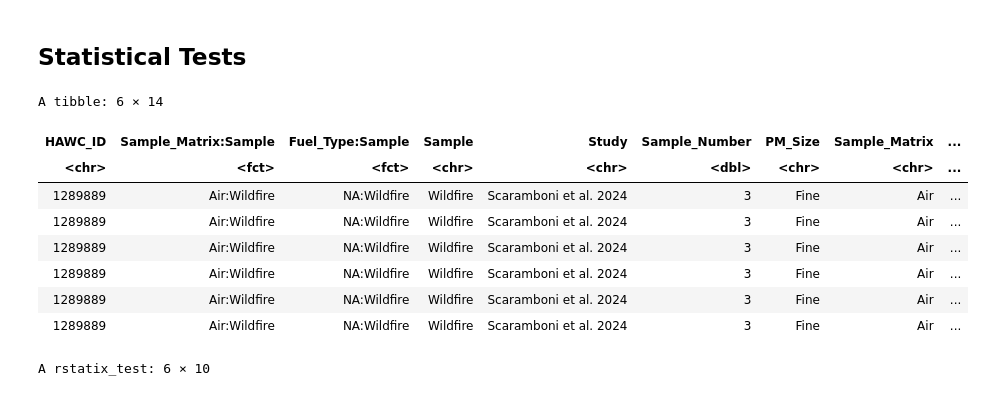
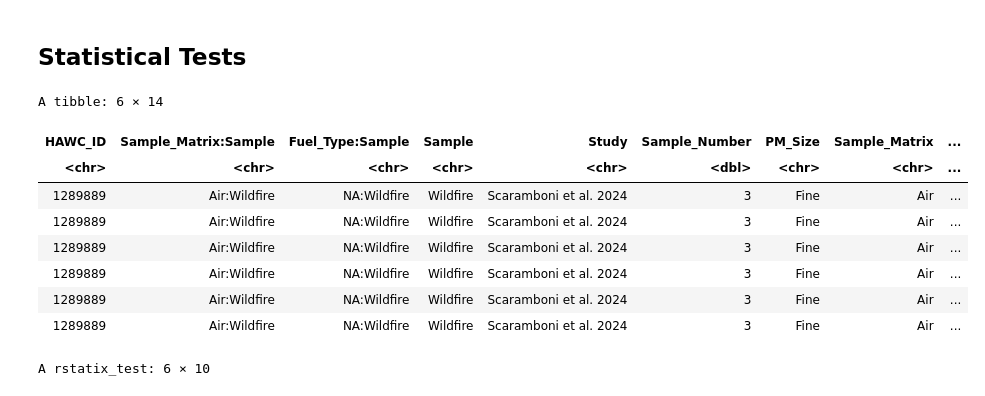
Before and after one commit to UNC-CEMALB/P1015.-Wildfire_Suffcient_Similiarity, a Jupyter notebook: 3. Individual Distribution Analyses/Boxplots.ipynb, the cells around one changed output. Cells and saved outputs as stored; diff of their text form; code cells hidden in the pictures.

```diff
--- a/3. Individual Distribution Analyses/Boxplots.ipynb
+++ b/3. Individual Distribution Analyses/Boxplots.ipynb
@@ -343,31 +343,31 @@ A tibble: 52 × 5
 # %%
 long_vol_df = full_vol_df %>%
     pivot_longer(cols = 5:20, names_to = "Name", values_to = "Value") %>%
     unite(`Sample_Matrix:Sample`, Sample_Matrix, Sample, sep = ":", remove = FALSE) %>%
     # consolidating some of the classes with small sample sizes
      mutate(`Sample_Matrix:Sample` = ifelse(grepl("Smoke-", `Sample_Matrix:Sample`), "Other",
                             ifelse(grepl('Aerosol',`Sample_Matrix:Sample`), "Other", `Sample_Matrix:Sample`))) %>%
     unite(`Fuel_Type:Sample`, Fuel_Type, Sample, sep = ":", remove = FALSE)
 
 long_weight_df = full_weight_df %>%
-    pivot_longer(cols = 5:20, names_to = "Name", values_to = "Value") %>%
-    unite(`Sample_Matrix:Sample`, Sample_Matrix, Sample, sep = ":", remove = FALSE) %>%
-    unite(`Fuel_Type:Sample`, Fuel_Type, Sample, sep = ":", remove = FALSE)
+    pivot_longer(cols = 5:20, names_to = "Name", values_to = "Value") #%>%
+    # unite(`Sample_Matrix:Sample`, Sample_Matrix, Sample, sep = ":", remove = FALSE) %>%
+    # unite(`Fuel_Type:Sample`, Fuel_Type, Sample, sep = ":", remove = FALSE)
 
 # converting into factors
-long_vol_df$`Sample_Matrix:Sample` = factor(long_vol_df$`Sample_Matrix:Sample`)
-long_vol_df$`Fuel_Type:Sample` = factor(long_vol_df$`Fuel_Type:Sample`)
-long_weight_df$`Sample_Matrix:Sample` = factor(long_weight_df$`Sample_Matrix:Sample`, levels = c('NA:Woodsmoke',
-                                            'PM:Woodsmoke', 'PM:Wildfire', 'Sediment:Wildfire', 'Ash:Wildfire'))
-long_weight_df$`Fuel_Type:Sample` = factor(long_weight_df$`Fuel_Type:Sample`, levels = c('NA:Woodsmoke','NA:Wildfire',
-                                                    'Mixed:Wildfire', 'Softwood:Woodsmoke', 'Hardwood:Woodsmoke',
-                                                    'Softwood:Wildfire', 'Hardwood:Wildfire'))
+# long_vol_df$`Sample_Matrix:Sample` = factor(long_vol_df$`Sample_Matrix:Sample`)
+# long_vol_df$`Fuel_Type:Sample` = factor(long_vol_df$`Fuel_Type:Sample`)
+# long_weight_df$`Sample_Matrix:Sample` = factor(long_weight_df$`Sample_Matrix:Sample`, levels = c('NA:Woodsmoke',
+#                                             'PM:Woodsmoke', 'PM:Wildfire', 'Sediment:Wildfire', 'Ash:Wildfire'))
+# long_weight_df$`Fuel_Type:Sample` = factor(long_weight_df$`Fuel_Type:Sample`, levels = c('NA:Woodsmoke','NA:Wildfire',
+#                                                     'Mixed:Wildfire', 'Softwood:Woodsmoke', 'Hardwood:Woodsmoke',
+#                                                     'Softwood:Wildfire', 'Hardwood:Wildfire'))
 
 head(long_vol_df)
 # %% [output]
 A tibble: 6 × 14
 | HAWC_ID | Sample_Matrix:Sample | Fuel_Type:Sample | Sample | Study | Sample_Number | PM_Size | Sample_Matrix | ... |
-| <chr> | <fct> | <fct> | <chr> | <chr> | <dbl> | <chr> | <chr> | ... |
+| <chr> | <chr> | <chr> | <chr> | <chr> | <dbl> | <chr> | <chr> | ... |
 | 1289889 | Air:Wildfire | NA:Wildfire | Wildfire | Scaramboni et al. 2024 | 3 | Fine | Air | ... |
 | 1289889 | Air:Wildfire | NA:Wildfire | Wildfire | Scaramboni et al. 2024 | 3 | Fine | Air | ... |
 | 1289889 | Air:Wildfire | NA:Wildfire | Wildfire | Scaramboni et al. 2024 | 3 | Fine | Air | ... |
```
Also changed, not shown: parts of 5 cells of this notebook.
